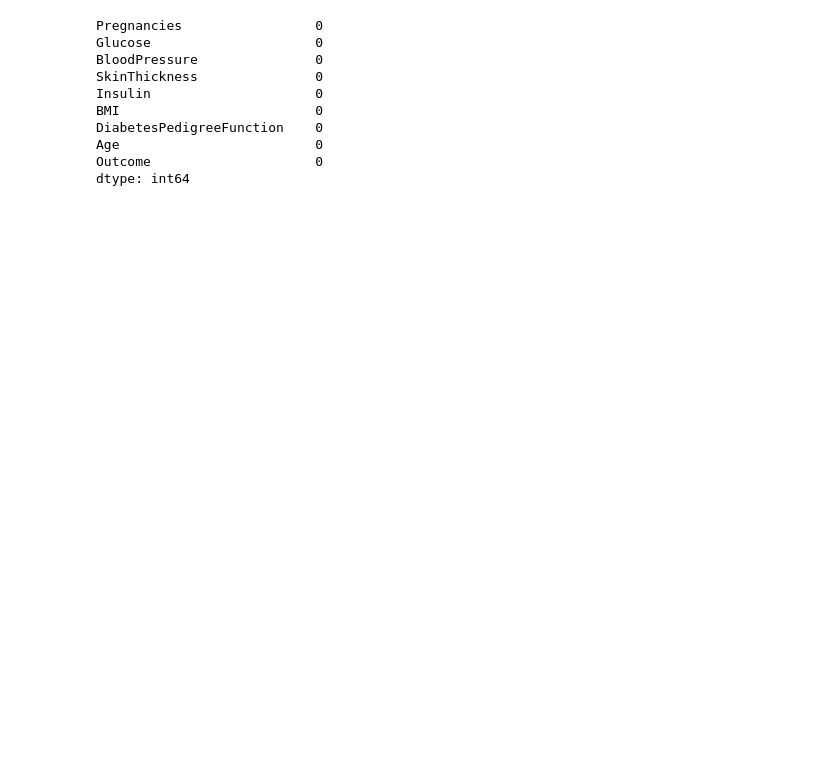
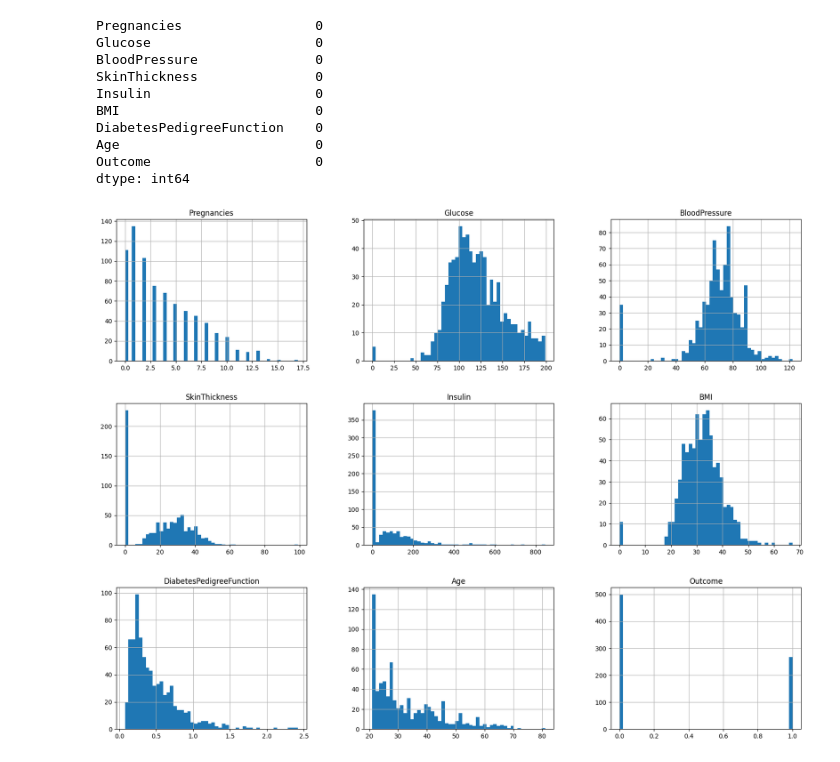
Before and after one commit to Anindya4/Machine-Learning, a Jupyter notebook: logestic_regression.ipynb, the cells around one changed output. Saved outputs shown, nothing was run; the diff lists cells and outputs as text; code cells hidden in the pictures; blank space fills up the shorter version.

```diff
--- a/logestic_regression.ipynb
+++ b/logestic_regression.ipynb
@@ -70,3 +70,10 @@ DiabetesPedigreeFunction    0
 Age                         0
 Outcome                     0
 dtype: int64
+# %%
+# Histogram
+import matplotlib.pyplot as plt
+data.hist(bins=50, figsize=(20,15))
+plt.show()
+# %% [output]
+[figure, added]
```
Also changed, not shown: parts of 14 cells of this notebook.
